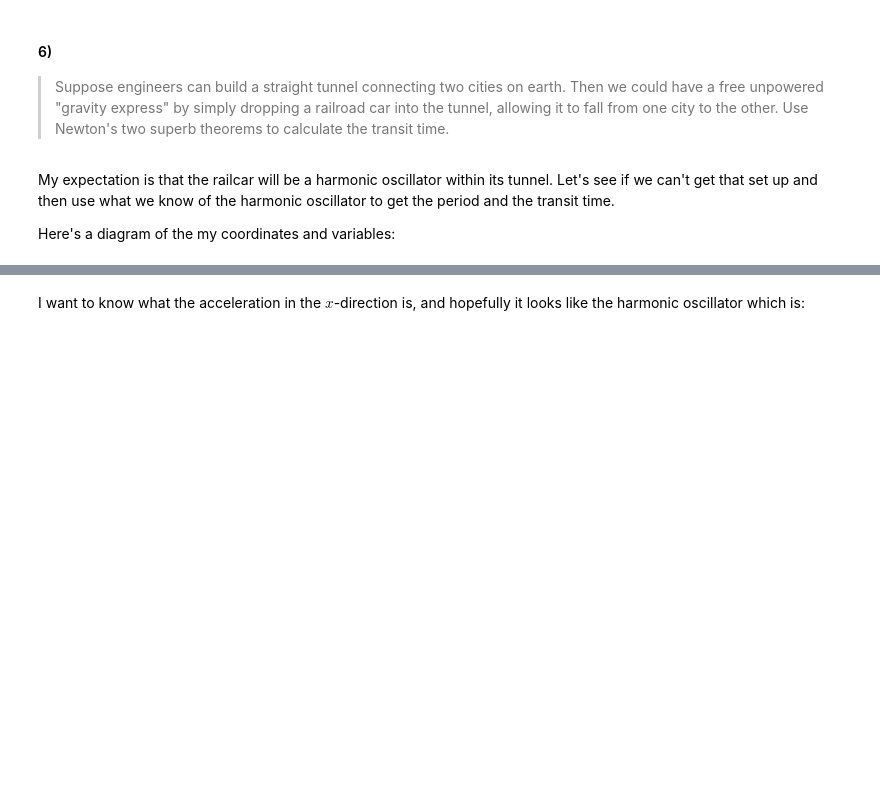
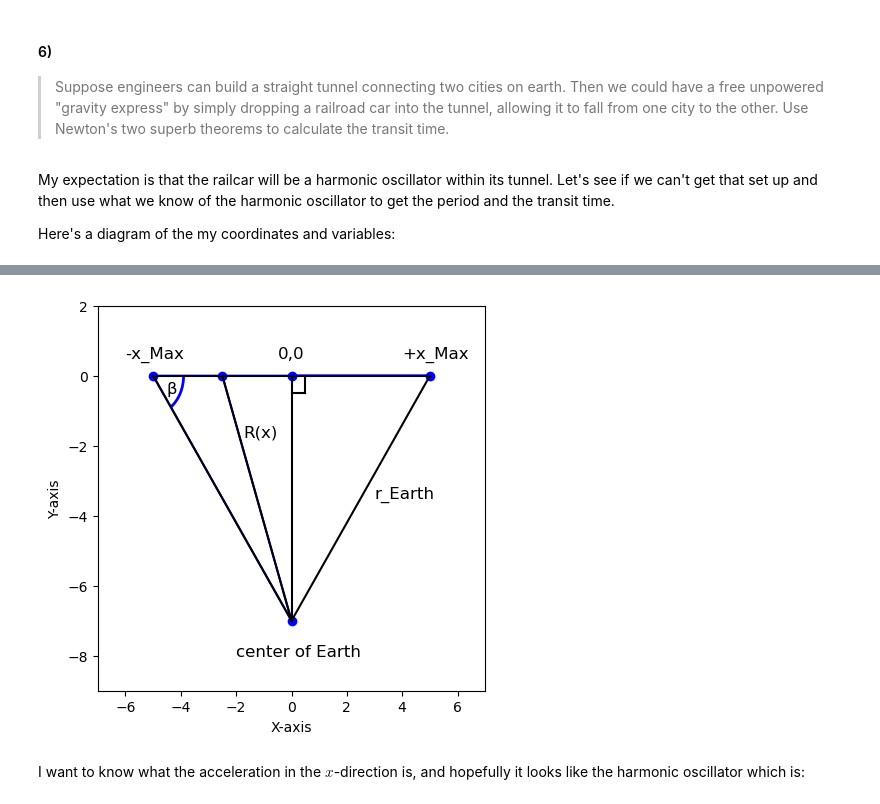
Before and after one commit to wtgjohnson/EGiaN, a Jupyter notebook: Part1/1.1 Newton's Laws.ipynb, the cells around one changed output, grey strips where cells are left out. Cells and saved outputs as stored; diff of their text form; code cells hidden in the pictures; blank space fills up the shorter version.

Commit message:
corrections, tweaks, started adding diagram for 2D rotation

```diff
--- a/Part1/1.1 Newton's Laws.ipynb
+++ b/Part1/1.1 Newton's Laws.ipynb
@@ -1005,7 +1005,7 @@ plt.plot([vertices[0, 0], vertices[3, 0]], [vertices[0, 1], vertices[3, 1]], 'k-
 plt.plot([vertices[1, 0], vertices[3, 0]], [vertices[1, 1], vertices[3, 1]], 'k-')
 plt.plot([0,0.5],[-0.5,-0.5],'k-')
 plt.plot([0.5,0.5],[-0.5,0],'k-')
-arc = patches.Arc((-xMax,0), 2.2, 2.2, 0, -55, edgecolor='b', linewidth=2)
+arc = patches.Arc((-xMax, 0), 2.2, 2.2, angle=0, theta1=-55, theta2=0, edgecolor='b', linewidth=2)
 plt.gca().add_patch(arc)
 plt.text(-xMax+textMargin,0-textMargin,chr(0x03B2),fontsize=12)
 
@@ -1024,3 +1022,4 @@ plt.show()
+[figure, added]
 # %% [markdown]
 I want to know what the acceleration in the $x$-direction is, and hopefully it looks like the harmonic oscillator which is:
 # %% [markdown]
```
Also changed, not shown: parts of 1 cell of this notebook.
